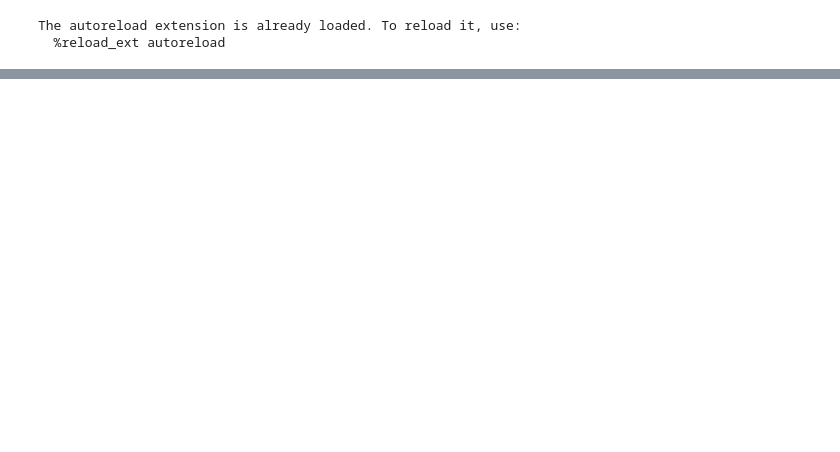
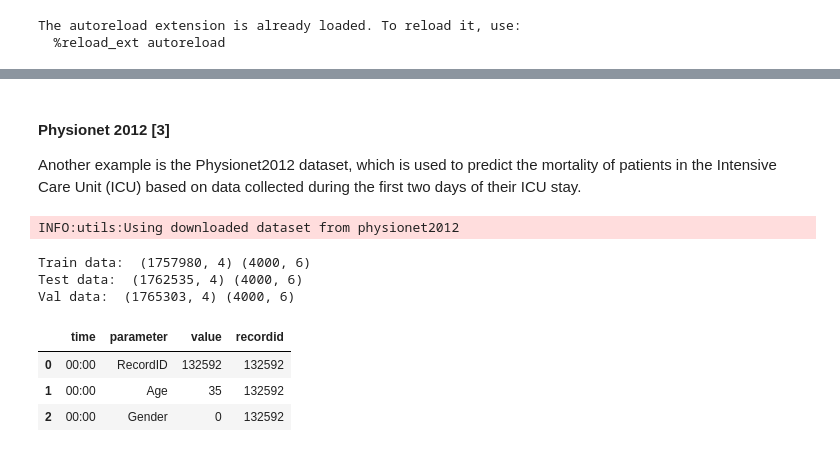
Before and after one commit to AlexanderVNikitin/tsgm, a Jupyter notebook: tutorials/Datasets.ipynb, the cells around one changed output, grey strips where cells are left out. Cells and saved outputs as stored; diff of their text form; code cells hidden in the pictures; blank space fills up the shorter version.

```diff
--- a/tutorials/Datasets.ipynb
+++ b/tutorials/Datasets.ipynb
@@ -49,0 +78,21 @@ for sample in X:
+# %% [markdown]
+#### Physionet 2012 [3]
+
+Another example is the Physionet2012 dataset, which is used to predict the mortality of patients in the Intensive Care Unit (ICU) based on data collected during the first two days of their ICU stay.
+# %%
+train_X, train_y, test_X, test_y, val_X, val_y = tsgm.utils.get_physionet2012()
+print("Train data: ", train_X.shape, train_y.shape)
+print("Test data: ", test_X.shape, test_y.shape)
+print("Val data: ", val_X.shape, val_y.shape)
+# %% [output]
+INFO:utils:Using downloaded dataset from physionet2012
+Train data:  (1757980, 4) (4000, 6)
+Test data:  (1762535, 4) (4000, 6)
+Val data:  (1765303, 4) (4000, 6)
+# %%
+train_X.head(3)
+# %% [output]
+|  | time | parameter | value | recordid |
+| 0 | 00:00 | RecordID | 132592 | 132592 |
+| 1 | 00:00 | Age | 35 | 132592 |
+| 2 | 00:00 | Gender | 0 | 132592 |
```
Also changed, not shown: parts of 25 cells of this notebook, 3 other files.
